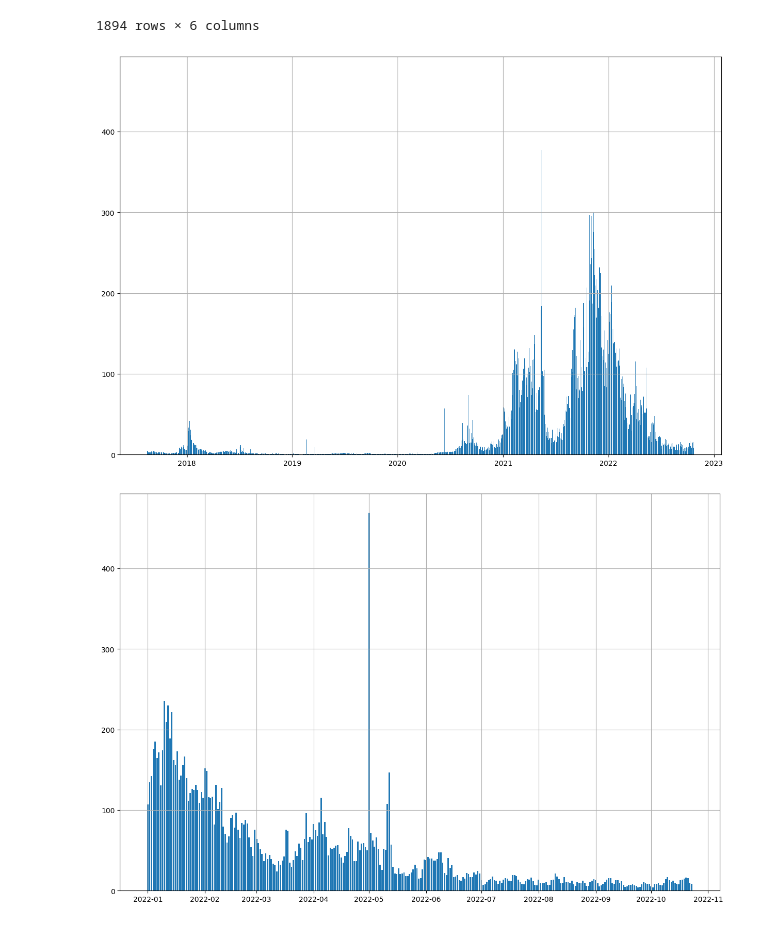
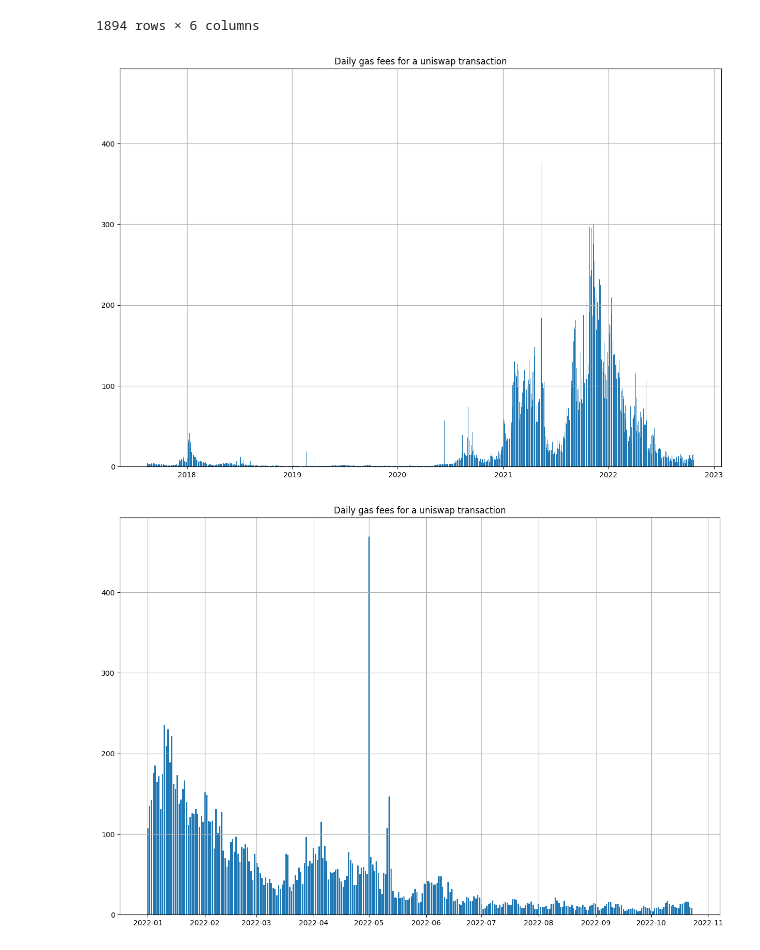
Before and after one commit to PabloBaiocchi/liquidityPoolStrategy, a Jupyter notebook: notebooks/reinvestment_strategy_analysis.ipynb, the cells around one changed output. Drawn from its saved outputs; the diff is of its cells as text; code cells hidden in the pictures.

```diff
--- a/notebooks/reinvestment_strategy_analysis.ipynb
+++ b/notebooks/reinvestment_strategy_analysis.ipynb
@@ -29,15 +29,17 @@ gas
 1894 rows × 6 columns
 # %%
 plt.bar(gas.date,gas.tx)
-_=plt.grid()
+plt.grid()
+_=plt.title('Daily gas fees for a uniswap transaction')
 # %% [output]
-[figure, old version]
+[figure, new version]
 # %%
 gas2022=gas[gas.date>=pd.Timestamp(2022,1,1)]
 plt.bar(gas2022.date,gas2022.tx)
-_=plt.grid()
+plt.grid()
+_=plt.title('Daily gas fees for a uniswap transaction')
 # %% [output]
-[figure, old version]
+[figure, new version]
 # %%
 lp_data=pd.read_csv('../data/pool_data.csv',parse_dates=['date'])
 # %%
```
Also changed, not shown: parts of 4 cells of this notebook, 2 other files.
